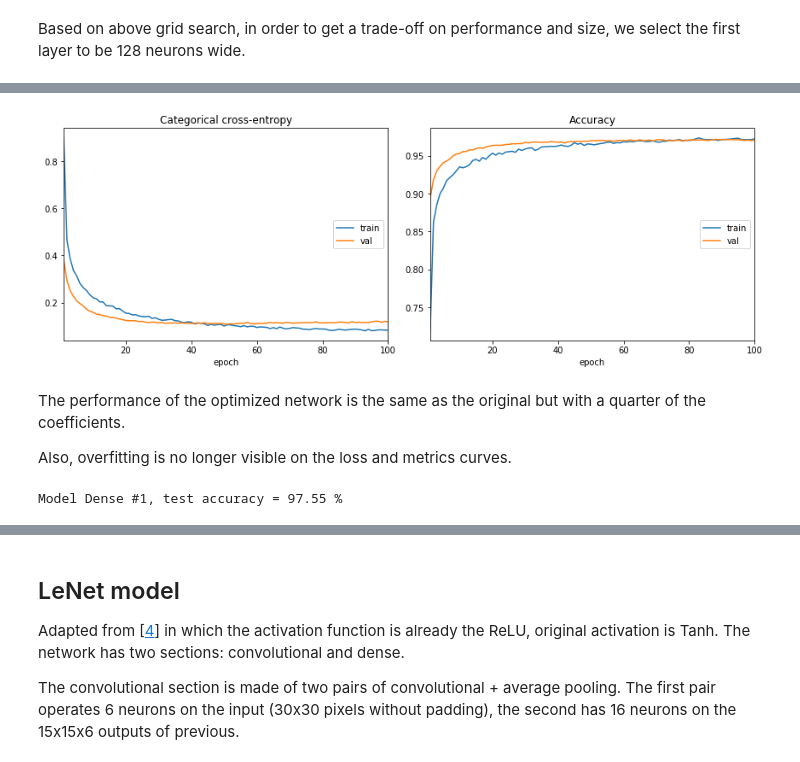
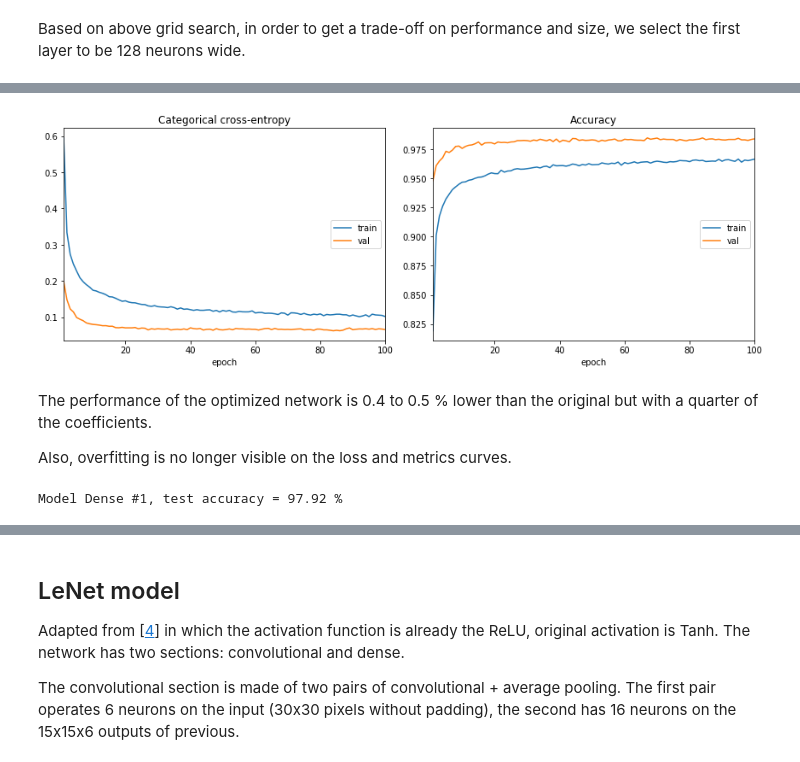
Before and after one commit to tonio73/data-science, a Jupyter notebook: cnn/CnnVsDense-Part1.ipynb, the cells around one changed output, grey strips where cells are left out. Drawn from its saved outputs; the diff is of its cells as text; code cells hidden in the pictures.

```diff
--- a/cnn/CnnVsDense-Part1.ipynb
+++ b/cnn/CnnVsDense-Part1.ipynb
@@ -265,22 +265,22 @@ _________________________________________________________________
 # %%
 tvPlot = tv.train.PlotMetricsOnEpoch(metrics_name=metricNames,
                                       cell_size=(6,4), columns=2, iter_num=nEpochs, wait_num=2)
 historyDense2 = modelDense2.fit(xTrain, yTrain,
                 epochs=nEpochs, batch_size=batchSize,
-                validation_split=0.7,
+                validation_split=0.1,
                 verbose=0,
                 callbacks=[tvPlot]);
 # %% [output]
-[figure, old version]
+[figure, new version]
 # %% [markdown]
-The performance of the optimized network is the same as the original but with a quarter of the coefficients.
+The performance of the optimized network is 0.4 to 0.5 % lower than the original but with a quarter of the coefficients.
 
 Also, overfitting is no longer visible on the loss and metrics curves.
 # %%
 loss, acc = modelDense2.evaluate(xTest, yTest, verbose=0)
 print("Model Dense #1, test accuracy = %.2f %%" % (acc*100))
 # %% [output]
-Model Dense #1, test accuracy = 97.55 %
+Model Dense #1, test accuracy = 97.92 %
 # %%
 weightsDense2 = modelDense2.get_weights()
 
```
Also changed, not shown: parts of 34 cells of this notebook, 4 other files.
